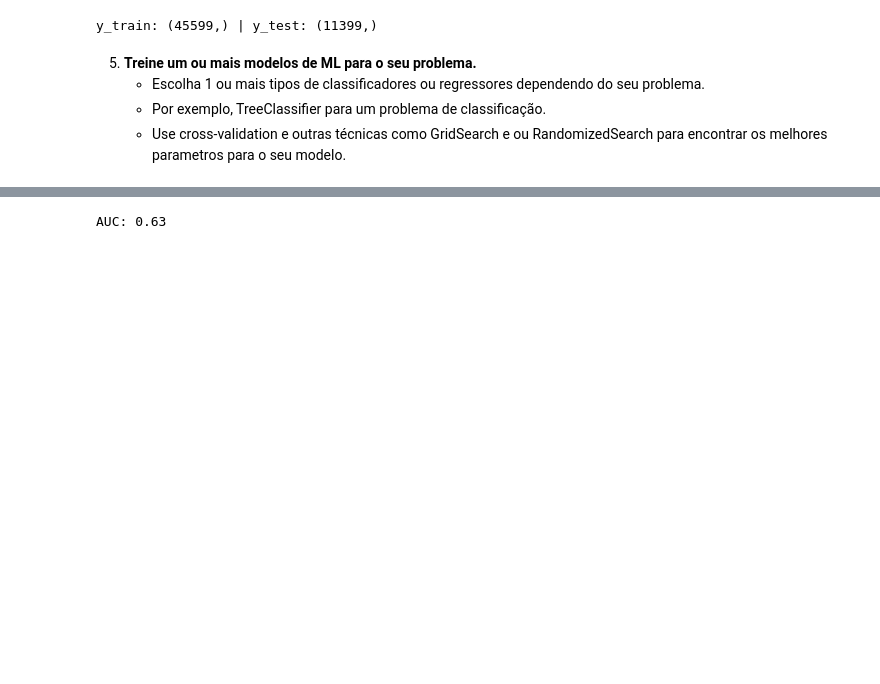
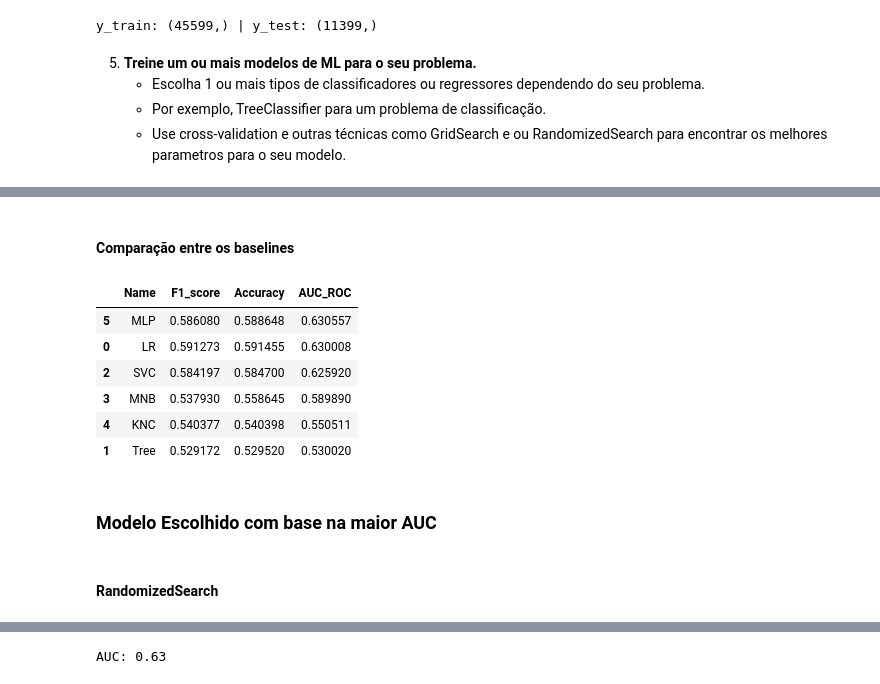
Before and after one commit to LilianeAquino/aed_projeto_3, a Jupyter notebook: template.ipynb, the cells around one changed output, grey strips where cells are left out. Cells and saved outputs as stored; diff of their text form; code cells hidden in the pictures; blank space fills up the shorter version.

```diff
--- a/template.ipynb
+++ b/template.ipynb
@@ -1106,0 +1115,21 @@ from sklearn.linear_model import LogisticRegression
+# %%
+%%time
+
+ML_models = {}
+model_summary = []
+model_index = ['LR','Tree','SVC', 'MNB', 'KNC', 'MLP']
+model_sklearn = [LogisticRegression(),
+                 DecisionTreeClassifier(),
+                 SVC(probability=True),
+                 MultinomialNB(),
+                 KNeighborsClassifier(),
+                 MLPClassifier()]
+
+
+for name, model in zip(model_index, model_sklearn):
+    ML_models[name] = model.fit(X_train,y_train)
+    y_pred = model.predict(X_test)
+    model_summary.append([name,
+                          f1_score(y_test, y_pred, average='weighted'),
+                          accuracy_score(y_test, y_pred),
+                          roc_auc_score(y_test, model.predict_proba(X_test)[:,1])])
@@ -1106,0 +1139,18 @@ from sklearn.linear_model import LogisticRegression
+# %% [markdown]
+#### Comparação entre os baselines
+# %%
+models_metrics = pd.DataFrame(model_summary, columns=['Name', 'F1_score', 'Accuracy', 'AUC_ROC'])
+models_metrics.reset_index(inplace=True, drop=True)
+models_metrics.sort_values(by=['AUC_ROC'], ascending=False)
+# %% [output]
+|  | Name | F1_score | Accuracy | AUC_ROC |
+| 5 | MLP | 0.586080 | 0.588648 | 0.630557 |
+| 0 | LR | 0.591273 | 0.591455 | 0.630008 |
+| 2 | SVC | 0.584197 | 0.584700 | 0.625920 |
+| 3 | MNB | 0.537930 | 0.558645 | 0.589890 |
+| 4 | KNC | 0.540377 | 0.540398 | 0.550511 |
+| 1 | Tree | 0.529172 | 0.529520 | 0.530020 |
+# %% [markdown]
+### Modelo Escolhido com base na maior AUC
+# %% [markdown]
+#### RandomizedSearch
```
Also changed, not shown: parts of 15 cells of this notebook.
